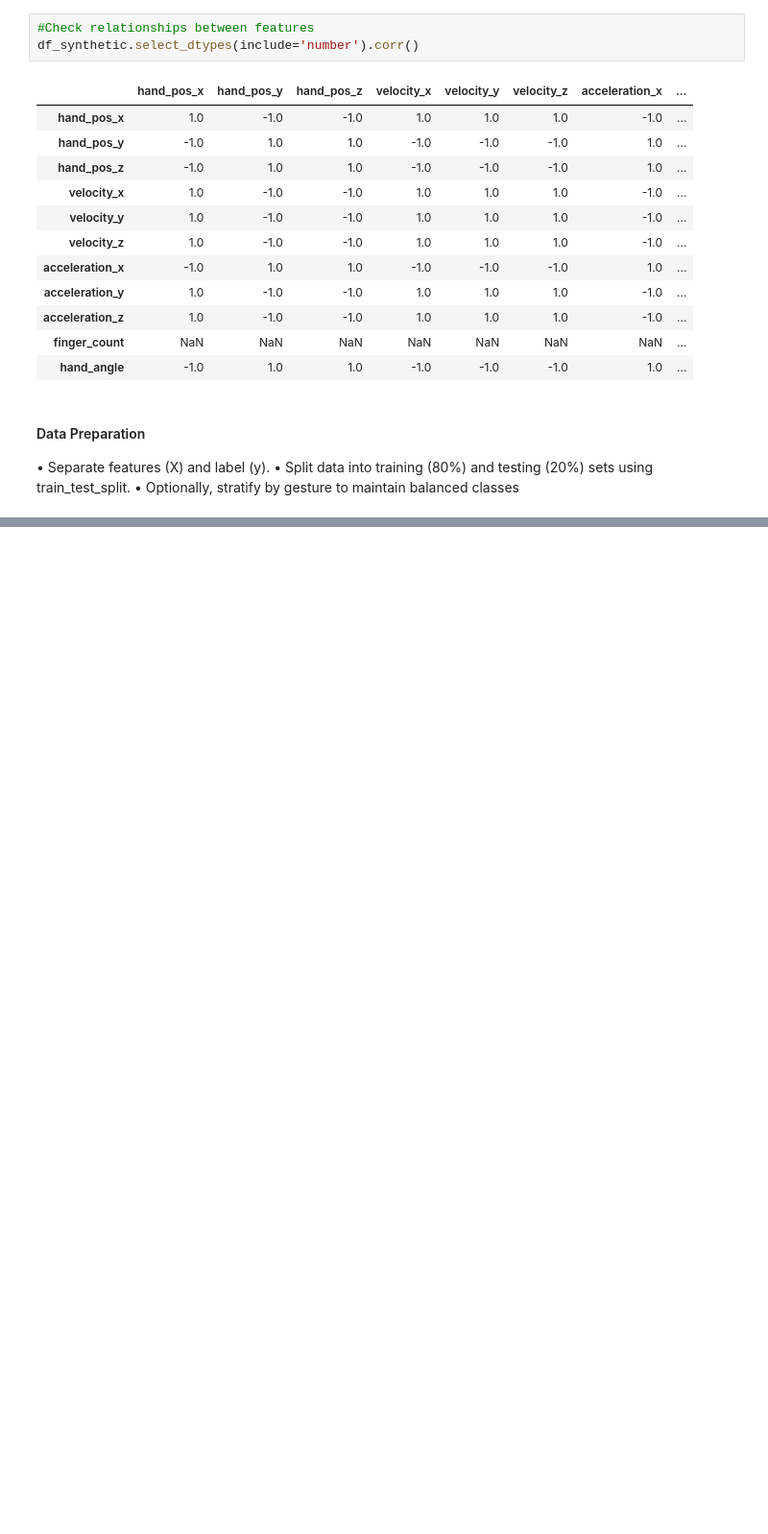
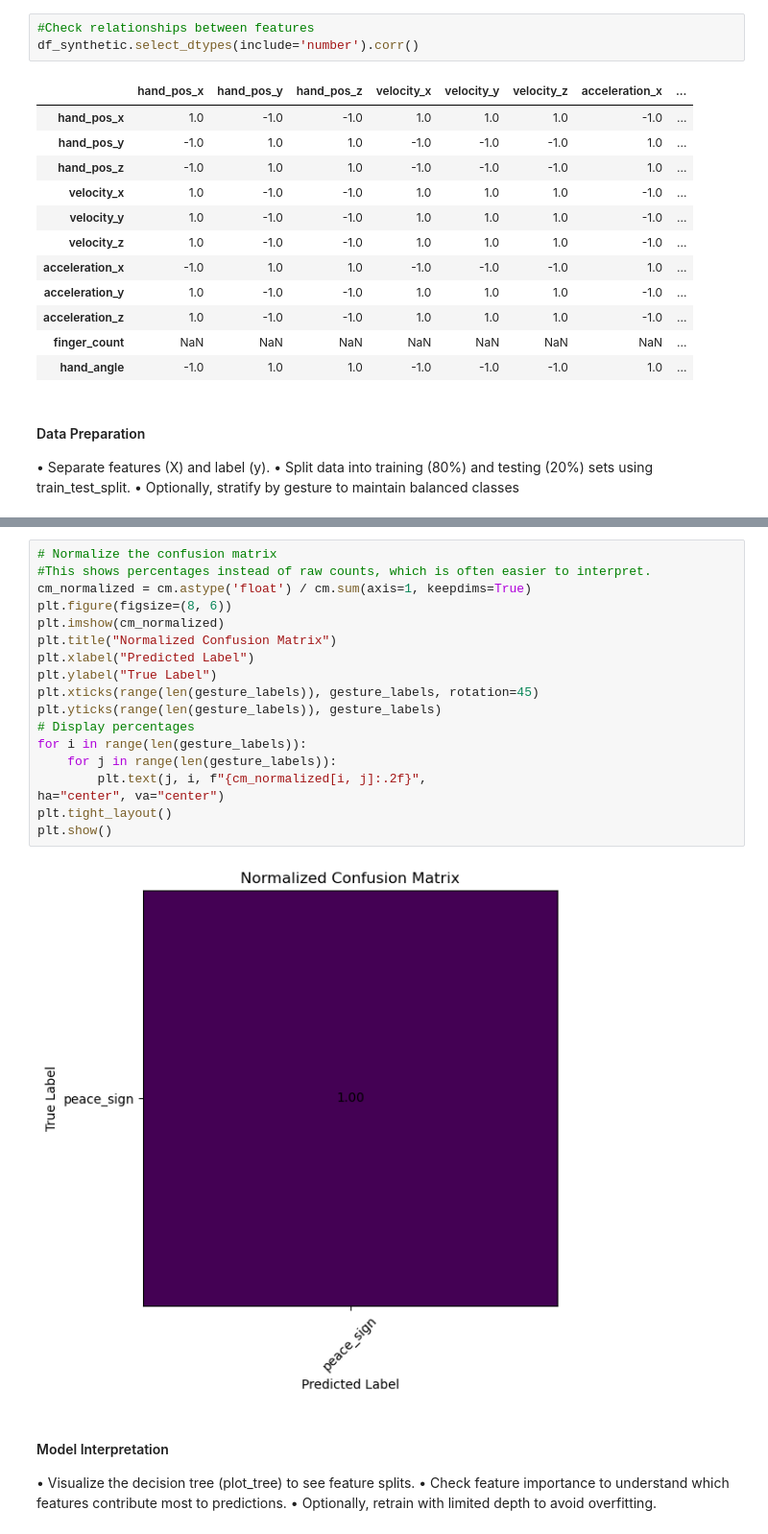
Before and after one commit to kimritaa/COM685NaturalIntelligentUserInterfaces., a Jupyter notebook: Week1/lab1.ipynb, the cells around one changed output, grey strips where cells are left out. Shown at 96% size. Drawn from its saved outputs; the diff is of its cells as text; blank space fills up the shorter version.

```diff
--- a/Week1/lab1.ipynb
+++ b/Week1/lab1.ipynb
@@ -191,0 +317,25 @@ using train_test_split. • Optionally, stratify by gesture to maintain balanced
+# %%
+# Normalize the confusion matrix
+#This shows percentages instead of raw counts, which is often easier to interpret.
+cm_normalized = cm.astype('float') / cm.sum(axis=1, keepdims=True)
+plt.figure(figsize=(8, 6))
+plt.imshow(cm_normalized)
+plt.title("Normalized Confusion Matrix")
+plt.xlabel("Predicted Label")
+plt.ylabel("True Label")
+plt.xticks(range(len(gesture_labels)), gesture_labels, rotation=45)
+plt.yticks(range(len(gesture_labels)), gesture_labels)
+# Display percentages
+for i in range(len(gesture_labels)):
+    for j in range(len(gesture_labels)):
+        plt.text(j, i, f"{cm_normalized[i, j]:.2f}",
+ha="center", va="center")
+plt.tight_layout()
+plt.show()
+# %% [output]
+[figure, added]
+# %% [markdown]
+#### Model Interpretation
+• Visualize the decision tree (plot_tree) to see feature splits. • Check feature importance to
+understand which features contribute most to predictions. • Optionally, retrain with limited
+depth to avoid overfitting.
```
Also changed, not shown: parts of 21 cells of this notebook.
